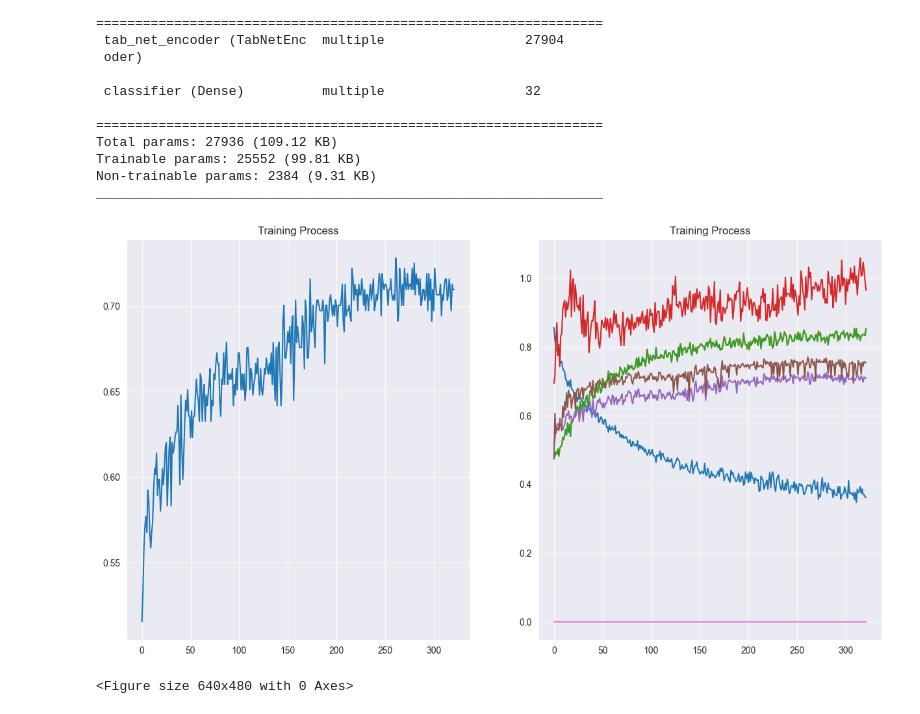
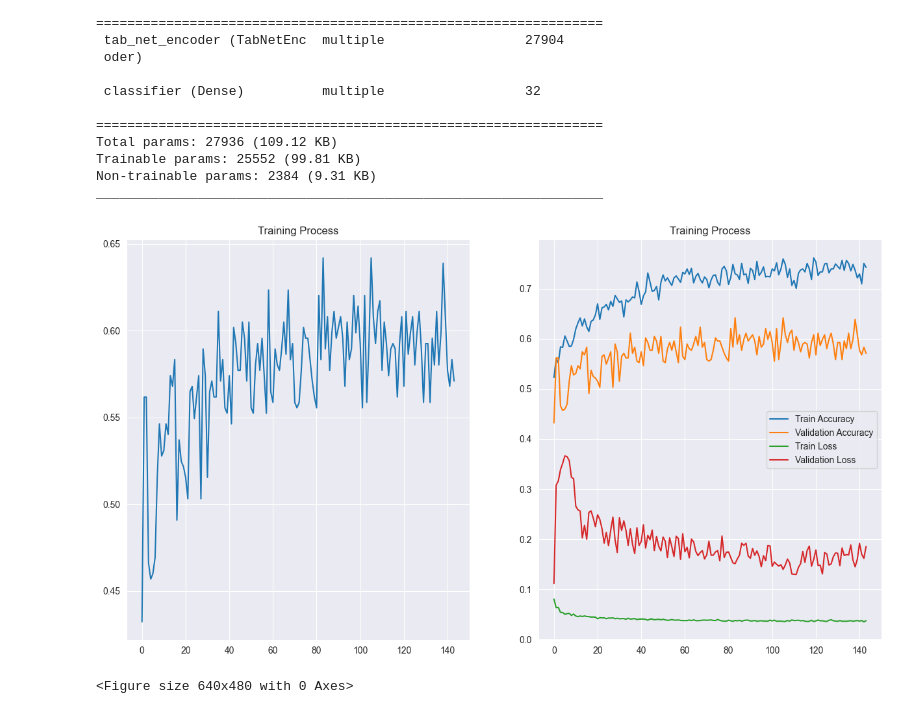
Before and after one commit to dinhtanloc/ads_prj_nckh, a Jupyter notebook: prj/4.model/Tabnet/2.maincode_smote_test_loss_tabnie.ipynb, the cells around one changed output. Cells and saved outputs as stored; diff of their text form; code cells hidden in the pictures.

Commit message:
tabnet exps

```diff
--- a/prj/4.model/Tabnet/2.maincode_smote_test_loss_tabnie.ipynb
+++ b/prj/4.model/Tabnet/2.maincode_smote_test_loss_tabnie.ipynb
@@ -212,8 +212,8 @@ def f1_score(y_true, y_pred):
     return f1_score
 # %%
 
-
-learning_rate=0.0001
+# ket luan lr cang nho diem cang cao khi dung focal loss metric
+learning_rate=0.00001
 tabnet_params = {
     "decision_dim": 16,
     "attention_dim": 16,
@@ -232,13 +232,13 @@ tabnet_params = {
 
 ### Classification
 model = TabNetClassifier(n_classes = 2, out_activation = 'softmax', **tabnet_params)
-model = TabNetClassifier(n_classes = 2, out_activation = 'softmax',
-    kernel_regularizer=l2(0.01), **tabnet_params)
+# model = TabNetClassifier(n_classes = 2, out_activation = 'softmax',
+#     kernel_regularizer=l2(0.01), **tabnet_params)
 # model.compile(loss = 'categorical_crossentropy', optimizer = )
 # model.fit(x_train, y_train, epochs = 100, batch_size = 1024)
-model.compile(optimizer=tf.keras.optimizers.Adam(learning_rate), loss='categorical_crossentropy', metrics=['accuracy',f1_score])
+# model.compile(optimizer=tf.keras.optimizers.Adam(learning_rate), loss='categorical_crossentropy', metrics=['accuracy',f1_score])
 # model.compile(optimizer=Adam(lr=learning_rate), loss=f1_loss, metrics=['accuracy',,f1_score])
-# model.compile(optimizer=Adam(lr=learning_rate), loss=focal_loss, metrics=['accuracy',,f1_score])
+model.compile(optimizer=Adam(lr=learning_rate), loss=focal_loss, metrics=['accuracy',f1_score])
 # model.compile(optimizer=Adam(lr=learning_rate), loss=dice_coef_9cat_loss, metrics=['accuracy',,f1_score])
 early_stopping = EarlyStopping(monitor='val_accuracy',
     min_delta=0.00005,
@@ -247,13 +247,13 @@ early_stopping = EarlyStopping(monitor='val_accuracy',
     restore_best_weights=True,
 )
 
-model_checkpoint = ModelCheckpoint('best_model', monitor='val_loss', save_best_only=True, save_format='tf')
+checkpoint = ModelCheckpoint("model_weights.h5", monitor="val_loss", save_best_only=True, mode="min", verbose=1)
 
 
 lr_scheduler = ReduceLROnPlateau(
     monitor='val_accuracy',
     factor=0.5,
-    patience=50,
+    patience=20,
     min_lr=0.000001,
     verbose=1,
 )
@@ -260,9 +262,9 @@ lr_scheduler = ReduceLROnPlateau(
 # %%
 model.fit(x=x_train,y=y_train,
           validation_data=(x_test,y_test),
-          batch_size=1024,epochs= 1200, callbacks=[early_stopping,lr_scheduler])
+          batch_size=32,epochs= 1200, callbacks=[early_stopping,lr_scheduler])
 # model.fit(x=x_train,y=y_train,
 #           validation_data=(x_test,y_test),
-#           batch_size=64,epochs= 1200, callbacks=[early_stopping,model_checkpoint])
+#           batch_size=64,epochs= 1200, callbacks=[early_stopping,checkpoint])
 # %% [output]
 Epoch 1/1200
@@ -303,12 +305,18 @@ _________________________________________________________________
 # %%
 history=model.history.history
 fig,axes=plt.subplots(1,2, figsize=(15,8))
 axes[0].plot(pd.DataFrame(history['val_accuracy']))
 axes[0].set_title('Training Process')
-axes[1].plot(pd.DataFrame(history))
+
+axes[1].plot(pd.DataFrame(history['accuracy']), label='Train Accuracy')
+axes[1].plot(pd.DataFrame(history['val_accuracy']), label='Validation Accuracy')
+axes[1].plot(pd.DataFrame(history['loss']), label='Train Loss')
+axes[1].plot(pd.DataFrame(history['val_loss']), label='Validation Loss')
 axes[1].set_title('Training Process')
+axes[1].legend()
+
 plt.show()
 plt.savefig('train.png')
 # %% [output]
-[figure, old version]
+[figure, new version]
 <Figure size 640x480 with 0 Axes>
```
Also changed, not shown: parts of 9 cells of this notebook, 3 other files.
